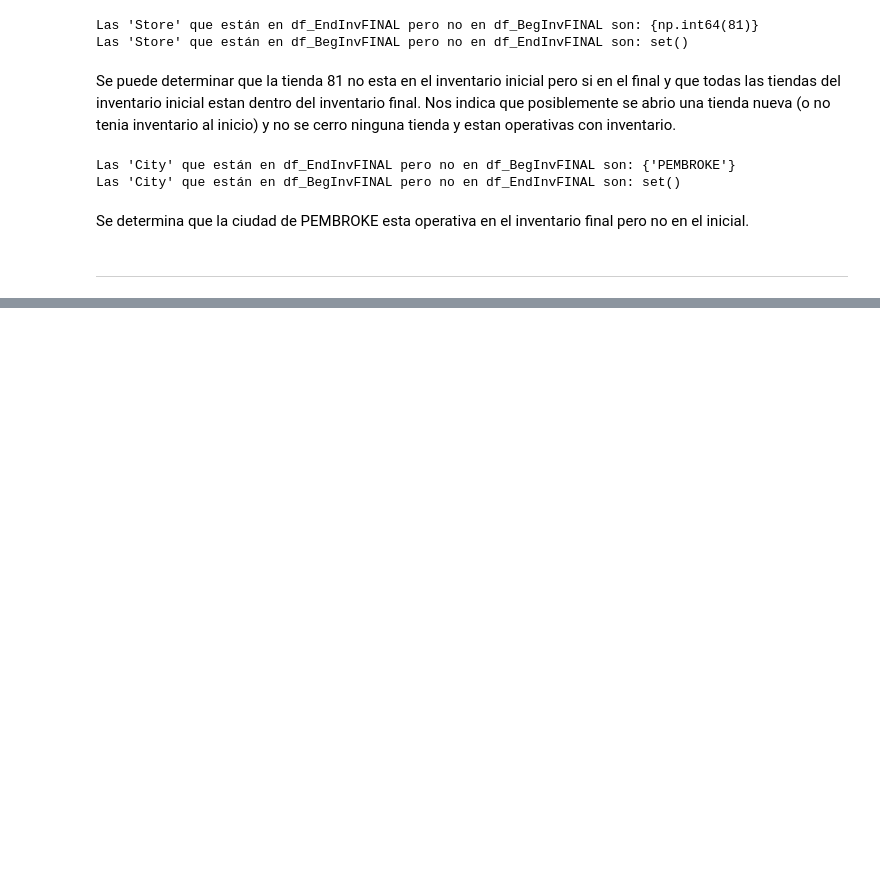
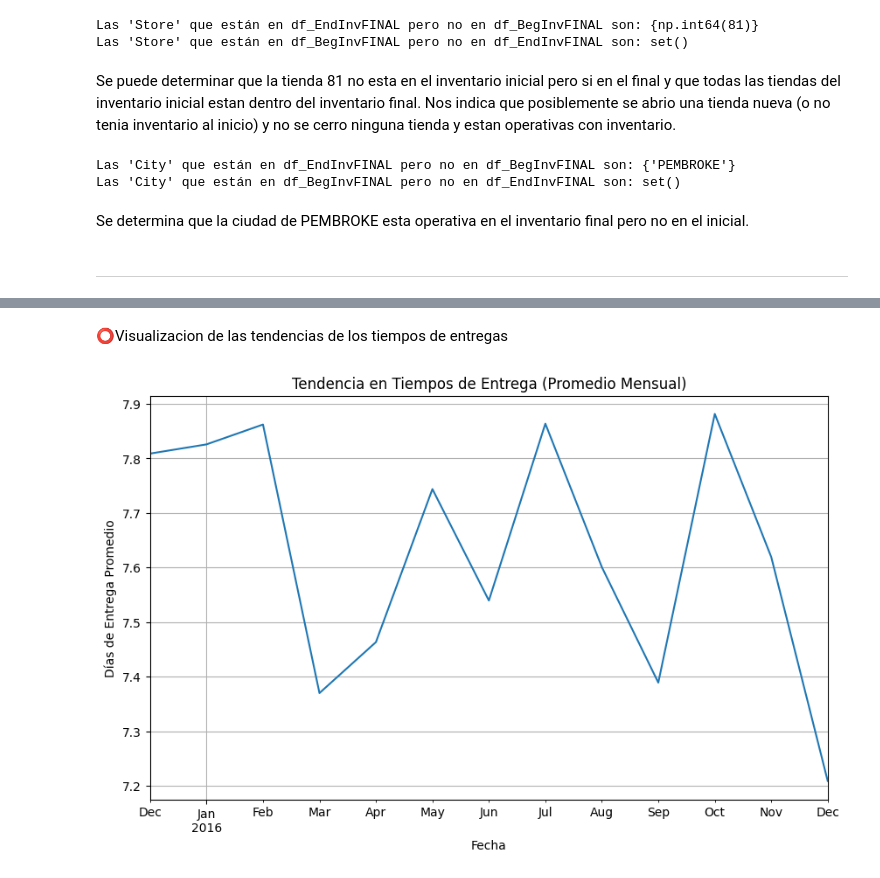
Before and after one commit to Dapt01G2-Henry/ComerLogistics, a Jupyter notebook: Sprint_1/EDA y ETL/EDA y ETL.ipynb, the cells around one changed output, grey strips where cells are left out. Cells and saved outputs as stored; diff of their text form; code cells hidden in the pictures; blank space fills up the shorter version.

```diff
--- a/Sprint_1/EDA y ETL/EDA y ETL.ipynb
+++ b/Sprint_1/EDA y ETL/EDA y ETL.ipynb
@@ -1220,0 +1739,15 @@ Se determina que la ciudad de PEMBROKE esta operativa en el inventario final per
+# %% [markdown]
+⭕Visualizacion de las tendencias de los tiempos de entregas
+# %%
+df_purchases['PODate'] = pd.to_datetime(df_purchases['PODate'])
+df_purchases.set_index('PODate', inplace=True)
+
+plt.figure(figsize=(10, 6))
+df_purchases['Days_Receiving_PO'].resample('M').mean().plot()
+plt.title('Tendencia en Tiempos de Entrega (Promedio Mensual)')
+plt.xlabel('Fecha')
+plt.ylabel('Días de Entrega Promedio')
+plt.grid(True)
+plt.show()
+# %% [output]
+[figure, added]
```
Also changed, not shown: parts of 39 cells of this notebook.
